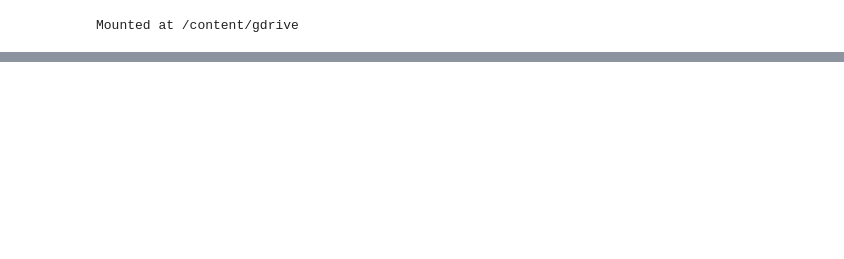
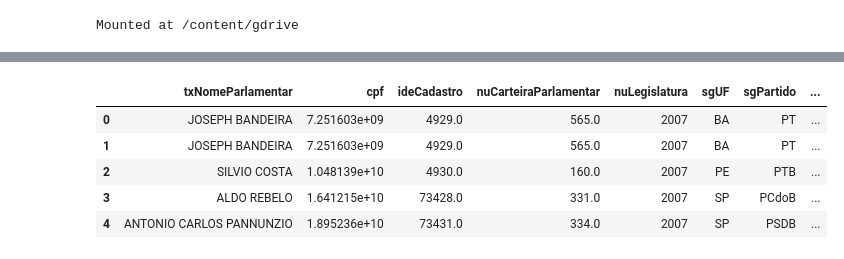
Before and after one commit to dagobertomedeiros/parlamentares, a Jupyter notebook: GASTOS_DEPUTADOS.ipynb, the cells around one changed output, grey strips where cells are left out. Drawn from its saved outputs; the diff is of its cells as text; code cells hidden in the pictures; blank space fills up the shorter version.

```diff
--- a/GASTOS_DEPUTADOS.ipynb
+++ b/GASTOS_DEPUTADOS.ipynb
@@ -56,0 +61,9 @@ df = pd.concat([df2008, df2009, df2010, df2011, df2012, df2013, df2014, df2015,
+# %%
+df.head()
+# %% [output]
+|  | txNomeParlamentar | cpf | ideCadastro | nuCarteiraParlamentar | nuLegislatura | sgUF | sgPartido | ... |
+| 0 | JOSEPH BANDEIRA | 7.251603e+09 | 4929.0 | 565.0 | 2007 | BA | PT | ... |
+| 1 | JOSEPH BANDEIRA | 7.251603e+09 | 4929.0 | 565.0 | 2007 | BA | PT | ... |
+| 2 | SILVIO COSTA | 1.048139e+10 | 4930.0 | 160.0 | 2007 | PE | PTB | ... |
+| 3 | ALDO REBELO | 1.641215e+10 | 73428.0 | 331.0 | 2007 | SP | PCdoB | ... |
+| 4 | ANTONIO CARLOS PANNUNZIO | 1.895236e+10 | 73431.0 | 334.0 | 2007 | SP | PSDB | ... |
```
Also changed, not shown: parts of 5 cells of this notebook.
